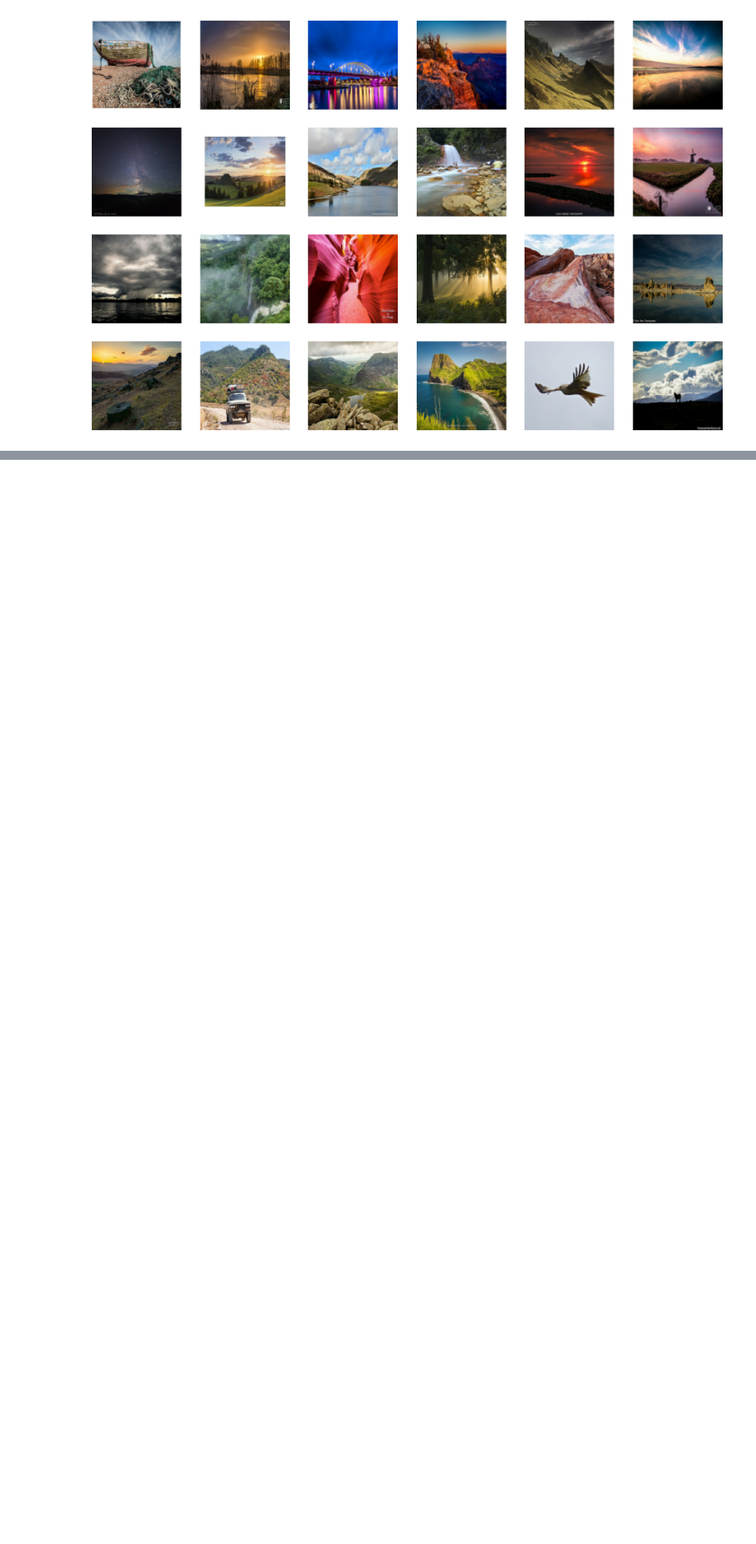
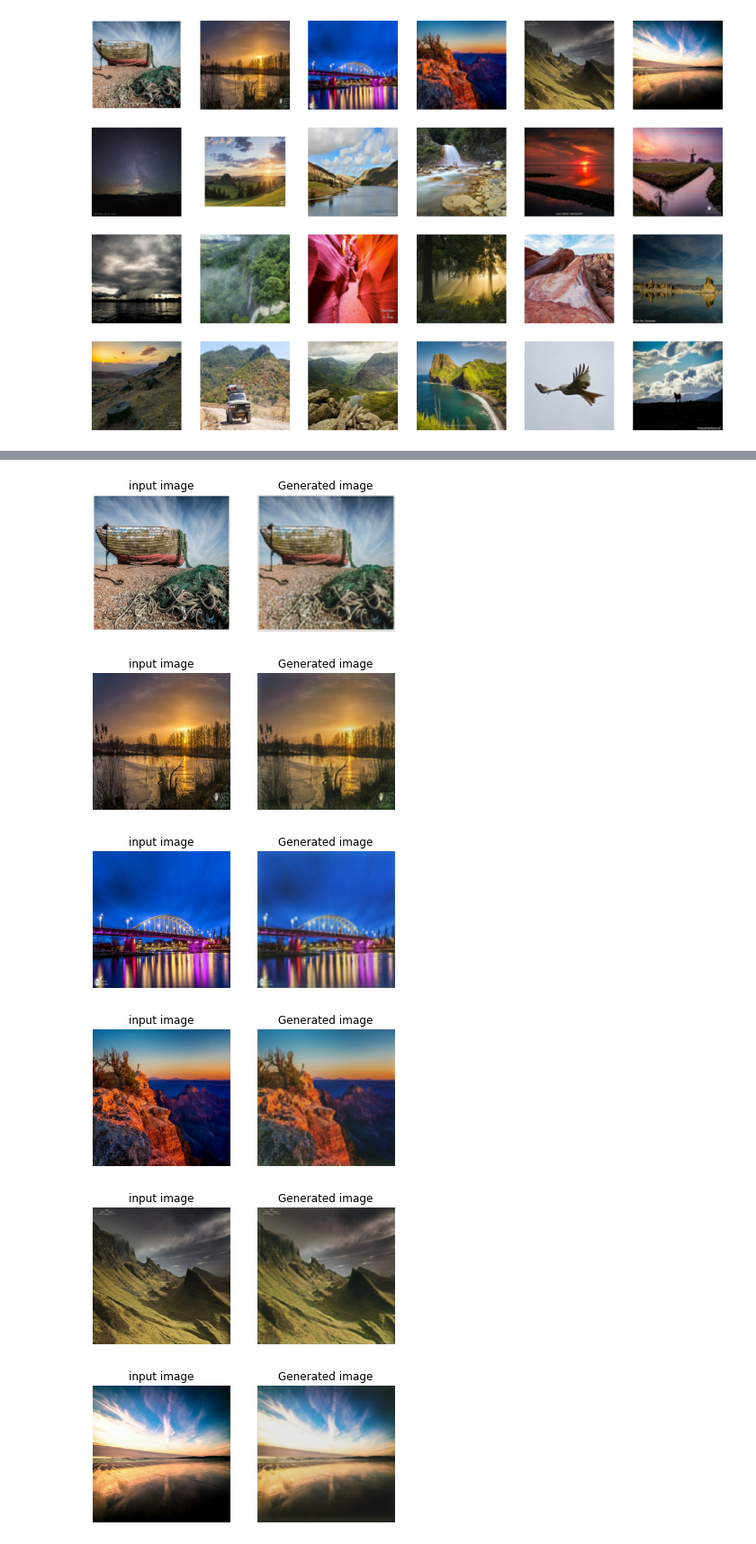
Before and after one commit to Ten000hours/Monet-convert, a Jupyter notebook: monet.ipynb, the cells around one changed output, grey strips where cells are left out. Shown at 90% size. Drawn from its saved outputs; the diff is of its cells as text; code cells hidden in the pictures; blank space fills up the shorter version.

```diff
--- a/monet.ipynb
+++ b/monet.ipynb
@@ -447,0 +457,9 @@ Epoch 1/50
+# %%
+display_generated_samples(load_dataset(PHOTO_FILENAMES).batch(1), monet_generator, 8)
+# %% [output]
+[figure, added]
+[figure, added]
+[figure, added]
+[figure, added]
+[figure, added]
+[figure, added]
```
Also changed, not shown: parts of 4 cells of this notebook.
